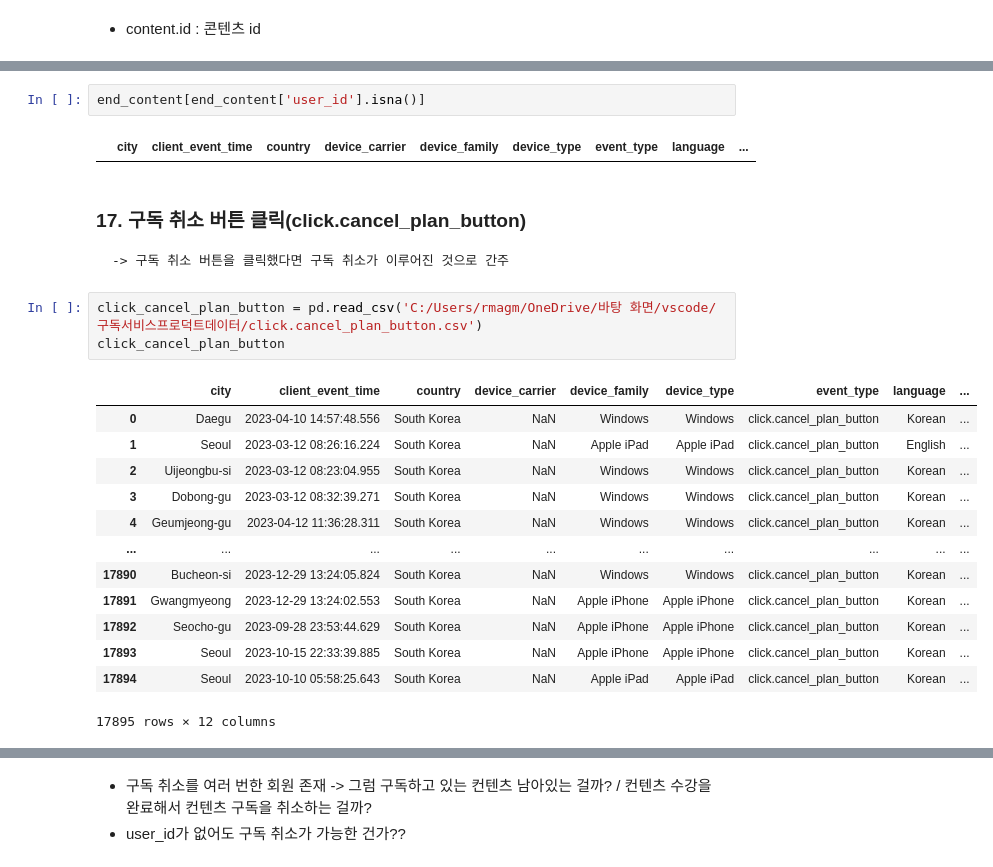
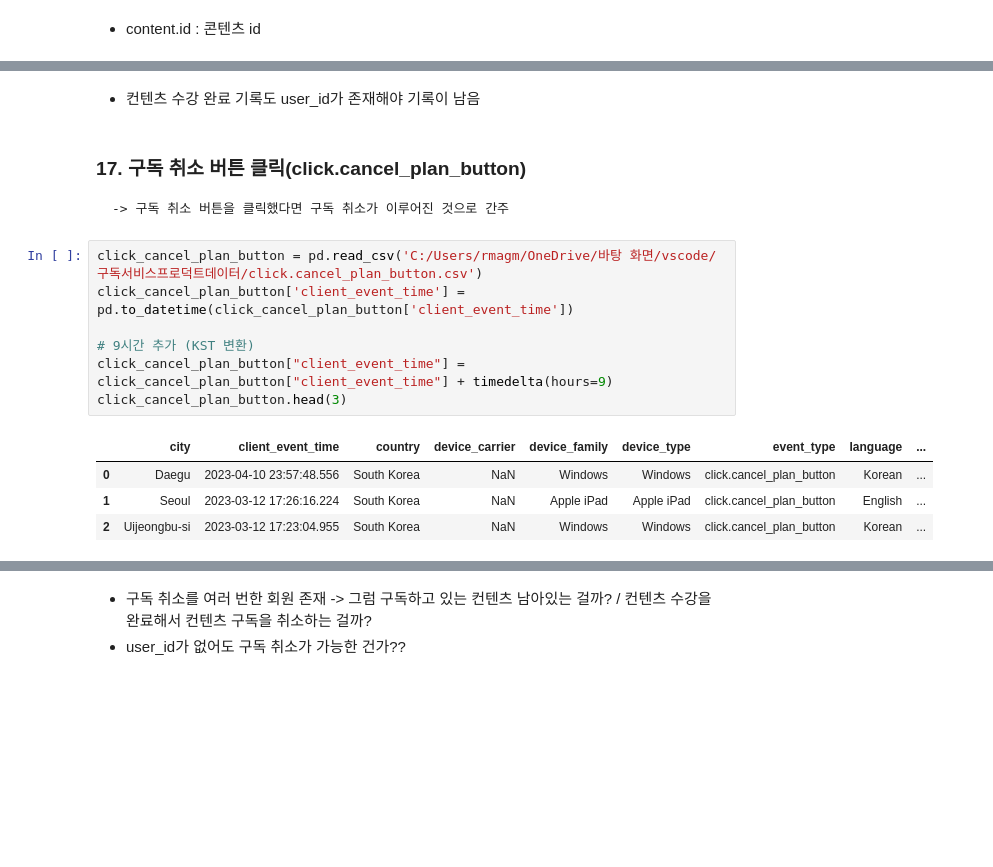
Before and after one commit to saeraniren/intermediate_project, a Jupyter notebook: geumhui_main.ipynb, the cells around one changed output, grey strips where cells are left out. Saved outputs shown, nothing was run; the diff lists cells and outputs as text; blank space fills up the shorter version.

```diff
--- a/geumhui_main.ipynb
+++ b/geumhui_main.ipynb
@@ -1561,30 +1884,23 @@ platform               1190
 user_id                   0
 content.id                0
 dtype: int64
-# %%
-end_content[end_content['user_id'].isna()]
-# %% [output]
-|  | city | client_event_time | country | device_carrier | device_family | device_type | event_type | language | ... |
+# %% [markdown]
+- 컨텐츠 수강 완료 기록도 user_id가 존재해야 기록이 남음
 # %% [markdown]
 ### 17. 구독 취소 버튼 클릭(click.cancel_plan_button)
     -> 구독 취소 버튼을 클릭했다면 구독 취소가 이루어진 것으로 간주
 # %%
 click_cancel_plan_button = pd.read_csv('C:/Users/rmagm/OneDrive/바탕 화면/vscode/구독서비스프로덕트데이터/click.cancel_plan_button.csv')
-click_cancel_plan_button
+click_cancel_plan_button['client_event_time'] = pd.to_datetime(click_cancel_plan_button['client_event_time'])
+
+# 9시간 추가 (KST 변환)
+click_cancel_plan_button["client_event_time"] = click_cancel_plan_button["client_event_time"] + timedelta(hours=9)
+click_cancel_plan_button.head(3)
 # %% [output]
 |  | city | client_event_time | country | device_carrier | device_family | device_type | event_type | language | ... |
-| 0 | Daegu | 2023-04-10 14:57:48.556 | South Korea | NaN | Windows | Windows | click.cancel_plan_button | Korean | ... |
-| 1 | Seoul | 2023-03-12 08:26:16.224 | South Korea | NaN | Apple iPad | Apple iPad | click.cancel_plan_button | English | ... |
-| 2 | Uijeongbu-si | 2023-03-12 08:23:04.955 | South Korea | NaN | Windows | Windows | click.cancel_plan_button | Korean | ... |
-| 3 | Dobong-gu | 2023-03-12 08:32:39.271 | South Korea | NaN | Windows | Windows | click.cancel_plan_button | Korean | ... |
-| 4 | Geumjeong-gu | 2023-04-12 11:36:28.311 | South Korea | NaN | Windows | Windows | click.cancel_plan_button | Korean | ... |
-| ... | ... | ... | ... | ... | ... | ... | ... | ... | ... |
-| 17890 | Bucheon-si | 2023-12-29 13:24:05.824 | South Korea | NaN | Windows | Windows | click.cancel_plan_button | Korean | ... |
-| 17891 | Gwangmyeong | 2023-12-29 13:24:02.553 | South Korea | NaN | Apple iPhone | Apple iPhone | click.cancel_plan_button | Korean | ... |
-| 17892 | Seocho-gu | 2023-09-28 23:53:44.629 | South Korea | NaN | Apple iPhone | Apple iPhone | click.cancel_plan_button | Korean | ... |
-| 17893 | Seoul | 2023-10-15 22:33:39.885 | South Korea | NaN | Apple iPhone | Apple iPhone | click.cancel_plan_button | Korean | ... |
-| 17894 | Seoul | 2023-10-10 05:58:25.643 | South Korea | NaN | Apple iPad | Apple iPad | click.cancel_plan_button | Korean | ... |
+| 0 | Daegu | 2023-04-10 23:57:48.556 | South Korea | NaN | Windows | Windows | click.cancel_plan_button | Korean | ... |
+| 1 | Seoul | 2023-03-12 17:26:16.224 | South Korea | NaN | Apple iPad | Apple iPad | click.cancel_plan_button | English | ... |
+| 2 | Uijeongbu-si | 2023-03-12 17:23:04.955 | South Korea | NaN | Windows | Windows | click.cancel_plan_button | Korean | ... |
-17895 rows × 12 columns
 # %%
 display(click_cancel_plan_button.info())
 display(click_cancel_plan_button.isnull().sum())
```
Also changed, not shown: parts of 113 cells of this notebook.
